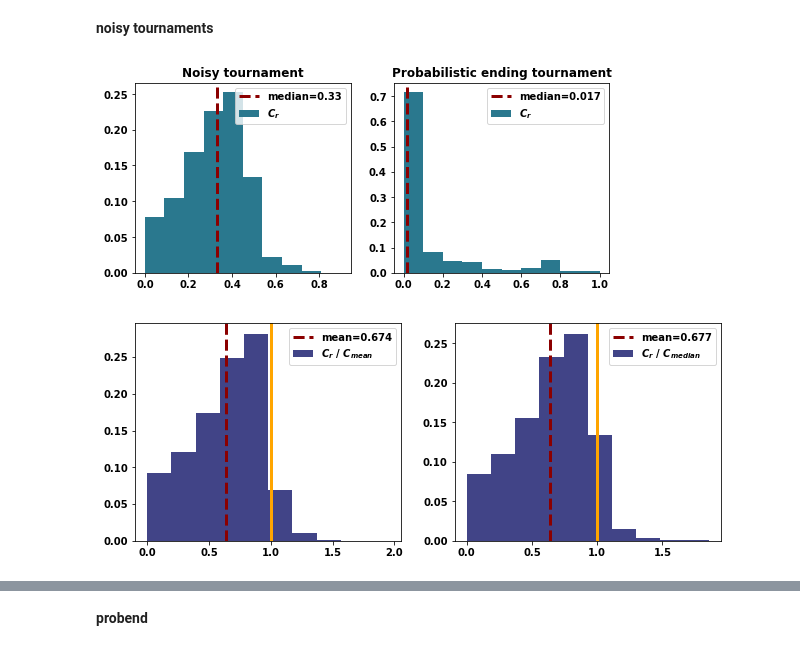
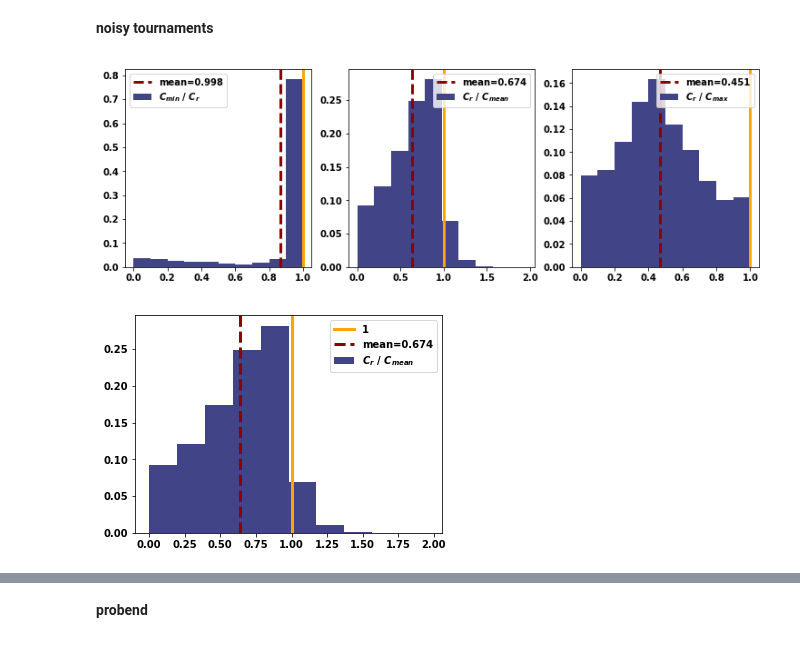
Before and after one commit to Nikoleta-v3/meta-analysis-of-prisoners-dilemma-tournaments, a Jupyter notebook: nbs/5. Discussion.ipynb, the cells around one changed output, grey strips where cells are left out. Saved outputs shown, nothing was run; the diff lists cells and outputs as text; code cells hidden in the pictures.

```diff
--- a/nbs/5. Discussion.ipynb
+++ b/nbs/5. Discussion.ipynb
@@ -72,3 +92 @@ fig.savefig('../images/compared_to_mean_median_standard.pdf', bbox_inches='tight
-# %%
-color = "#ffffff"
 # %%
@@ -115,18 +110,0 @@ linestyles = ['--', '-', ':']
-# %%
-x = winners['Cooperation_rating']
-
-fig, axes = plt.subplots(figsize=(6, 5))
-
-for i, measure in enumerate(['Cooperation_rating_median',
-                             'Cooperation_rating_mean',
-                             'Cooperation_rating_max']):
-    y = winners[measure]
-    axes.plot(rs, [sum(x >= r * y) / len(x) for r in rs],
-              label=plot.features_labels[measure],
-              linewidth=3,
-              linestyle=linestyles[i])
-    axes.set_xlabel('q')
-    axes.legend()
-
-fig.savefig('../images/q_distribution_for_standard.pdf',
-            bbox_inches='tight')
@@ -141,48 +117,54 @@ winners_noisy = noisy[noisy['Normalized_Rank'] == 0]
 # %%
 titles = ['Noisy tournament', 'Probabilistic ending tournament']
 # %%
-fig, axes = plt.subplots(nrows=1, ncols=2, figsize=(8.5, 3.5))
+fig, axes = plt.subplots(nrows=1, ncols=3, figsize=(12.5, 4))
 
-for i, df in enumerate([winners_noisy, winners_probend]):
+for i, rate in enumerate(['Cooperation_rating_comp_to_min', 'Cooperation_rating_comp_to_mean',
+                          'Cooperation_rating_comp_to_max']):
 
-    values = df['Cooperation_rating']
+    values = winners_noisy[rate]
     weights = np.ones_like(values) / float(len(values))
-    axes[i].hist(values, weights=weights, color=color_c, label=plot.features_labels['Cooperation_rating'])
+    axes[i].hist(values, weights=weights, color=color, label=plot.features_labels[rate])
     axes[i].axvline(
-        np.median(values),
+        1,
+        color="orange",
+        linewidth=3,
+    )
+    axes[i].axvline(
+        np.mean(values),
         color="darkred",
         linestyle="dashed",
         linewidth=3,
-        label="median=%s" % round(np.median(values), 3),
+        label="mean=%s" % round(np.median(values), 3),
     )
     axes[i].legend();
-    axes[i].set_title(titles[i], fontweight="bold")
 
-fig.savefig('../images/c_r_winners_tournaments.pdf', bbox_inches='tight')
+# fig.savefig('../images/compared_to_mean_median_noisy.pdf', bbox_inches='tight')
 # %% [output]
-[figure, old version]
+[figure, new version]
 # %%
-fig, axes = plt.subplots(nrows=1, ncols=2, figsize=(10.5, 4))
+fig, axes = plt.subplots(nrows=1, ncols=1, figsize=(5.5, 4))
 
-for i, rate in enumerate(['Cooperation_rating_comp_to_mean', 'Cooperation_rating_comp_to_median']):
+for i, rate in enumerate(['Cooperation_rating_comp_to_mean']):
 
     values = winners_noisy[rate]
     weights = np.ones_like(values) / float(len(values))
-    axes[i].hist(values, weights=weights, color=color, label=plot.features_labels[rate])
-    axes[i].axvline(
+    axes.hist(values, weights=weights, color=color, label=plot.features_labels[rate])
+    axes.axvline(
         1,
         color="orange",
         linewidth=3,
+        label='1'
     )
-    axes[i].axvline(
+    axes.axvline(
         np.mean(values),
         color="darkred",
         linestyle="dashed",
         linewidth=3,
         label="mean=%s" % round(np.median(values), 3),
     )
-    axes[i].legend();
+    axes.legend();
 
-fig.savefig('../images/compared_to_mean_median_noisy.pdf', bbox_inches='tight')
+fig.savefig('../images/compared_to_mean_noisy.pdf', bbox_inches='tight')
 # %% [output]
-[figure, old version]
+[figure, new version]
```
Also changed, not shown: parts of 20 cells of this notebook, 7 other files.
